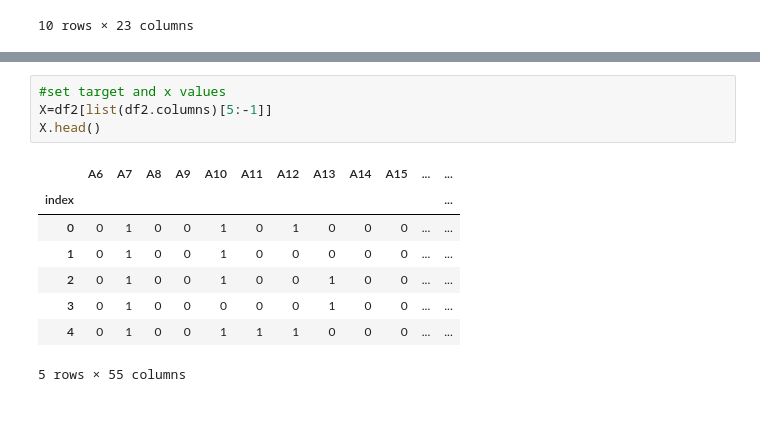
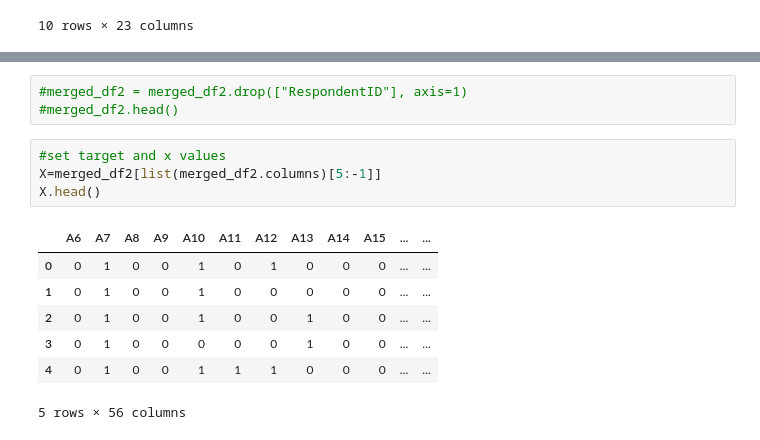
Before and after one commit to mandymccabe/Final_Project, a Jupyter notebook: FinalProjectMachineLearning.ipynb, the cells around one changed output, grey strips where cells are left out. Drawn from its saved outputs; the diff is of its cells as text; blank space fills up the shorter version.

```diff
--- a/FinalProjectMachineLearning.ipynb
+++ b/FinalProjectMachineLearning.ipynb
@@ -64,16 +89,18 @@ df2.head()
+# %%
+#merged_df2 = merged_df2.drop(["RespondentID"], axis=1)
+#merged_df2.head()
 # %%
 #set target and x values
-X=df2[list(df2.columns)[5:-1]]
+X=merged_df2[list(merged_df2.columns)[5:-1]]
 X.head()
 # %% [output]
 |  | A6 | A7 | A8 | A9 | A10 | A11 | A12 | A13 | A14 | A15 | ... | ... |
-| index |  |  |  |  |  |  |  |  |  |  |  | ... |
 | 0 | 0 | 1 | 0 | 0 | 1 | 0 | 1 | 0 | 0 | 0 | ... | ... |
 | 1 | 0 | 1 | 0 | 0 | 1 | 0 | 0 | 0 | 0 | 0 | ... | ... |
 | 2 | 0 | 1 | 0 | 0 | 1 | 0 | 0 | 1 | 0 | 0 | ... | ... |
 | 3 | 0 | 1 | 0 | 0 | 0 | 0 | 0 | 1 | 0 | 0 | ... | ... |
 | 4 | 0 | 1 | 0 | 0 | 1 | 1 | 1 | 0 | 0 | 0 | ... | ... |
-5 rows × 55 columns
+5 rows × 56 columns
 # %%
 # Create the StandardScaler instance
 #scaler = StandardScaler()
```
Also changed, not shown: parts of 15 cells of this notebook.
